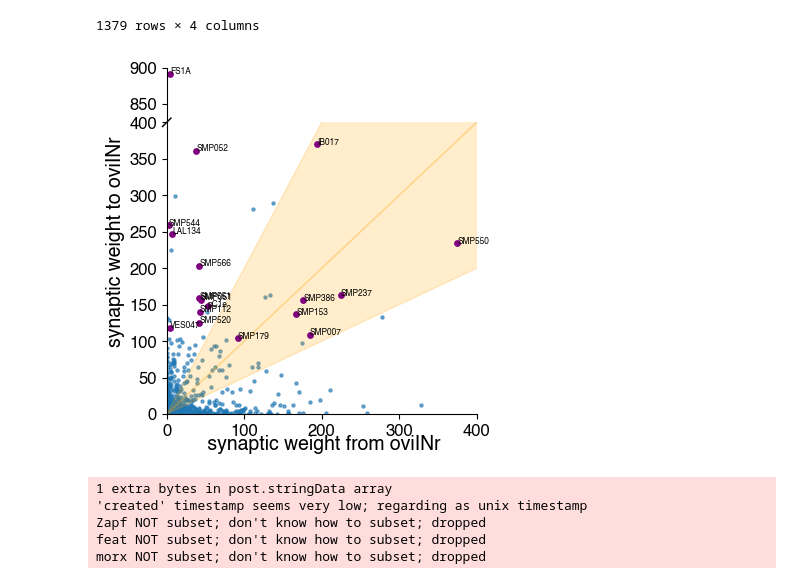
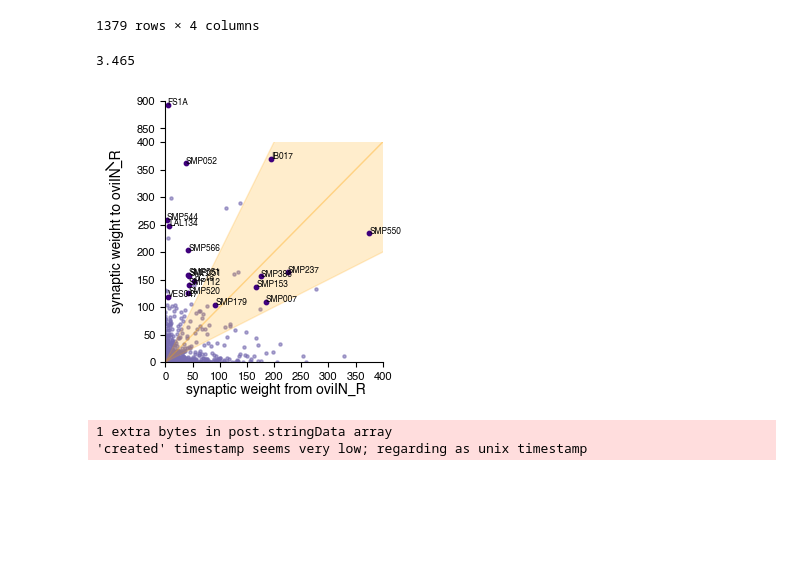
Before and after one commit to Gutierrez-lab/oviIN-inputs, a Jupyter notebook: hub_bespoke.ipynb, the cells around one changed output. Saved outputs shown, nothing was run; the diff lists cells and outputs as text; code cells hidden in the pictures; blank space fills up the shorter version.

```diff
--- a/hub_bespoke.ipynb
+++ b/hub_bespoke.ipynb
@@ -299,5 +224,0 @@ Name: count, dtype: int64
-# %%
-import matplotlib as mpl
-#from matplotlib.colors import LinearSegmentedColormap, ListedColormap
-cmap = mpl.colormaps['Purples'].resampled(7).reversed()
-cmap
@@ -527,23 +224,0 @@ The outer layer will have the weights split between known and unknown celltypes
-# %%
-# Outer layer only shows to groups for each super_roi, known and unknown celltypes
-# this means each celltypes that has a name will be grouped together and all the blank celltypes will be grouped together
-outer_layer = inputs_roi_grouped.copy()
-for i in range(len(outer_layer)):
-    if outer_layer['type'][i] == '':
-        outer_layer['type'][i] = 'Unknown'
-    else:
-        outer_layer['type'][i] = 'Known'
-
-# group by super_roi and celltype
-outer_layer = outer_layer.groupby(['super_roi', 'type'], as_index=False).sum()
-
-# Drop roi column
-outer_layer = outer_layer.drop(columns=['roi'])
-
-# map color to super_roi
-outer_layer['color'] = 'orangered'
-# change the color to "light"+ color for the unknown celltypes and 'dark'+ color for the known celltypes
-for i in range(len(outer_layer)):
-    if outer_layer['type'][i] == 'Unknown':
-        outer_layer['color'][i] = 'darkorange'
-outer_layer
@@ -724,53 +347,58 @@ in_out_weights_bytype
 | 1377 | 0 | 0.0 | aSP-f1B | 2.0 |
 | 1378 | 0 | 0.0 | oviDNb | 71.0 |
 1379 rows × 4 columns
+# %%
+1*6.93/2
+# %% [output]
+3.465
 # %%
 from brokenaxes import brokenaxes
+from matplotlib import pyplot as plt
 
 # make a plot of weights against weights
-fig = plt.figure(figsize=(4,4.5))
+fig = plt.figure(figsize=(3.465,3.5))
 
 ax = brokenaxes(ylims=((0, 400), (825, 900)), hspace=.0)
 
-ax.scatter(in_out_weights_bytype['weight_from_ovi'], in_out_weights_bytype['weight_to_ovi'],  s=5, alpha=0.6)
+ax.scatter(in_out_weights_bytype['weight_from_ovi'], in_out_weights_bytype['weight_to_ovi'],  s=5, alpha=0.6, color=cmap([1]))
 
-ax.set_xlabel(' synaptic weight from oviINr')
-ax.set_ylabel('synaptic weight to oviINr')
+ax.set_xlabel(' synaptic weight from oviIN_R')
+ax.set_ylabel('synaptic weight to oviIN_R')
 ax.set_xlim(0, 400)
 #ax.set_ylim(0, 900)
 
 # plot a diagonal line
 x = np.linspace(0, 900, 100)
 y = x
 #ax.plot(x, y, color='red')
 
 # recurrence zone
 y_hi = x*2
 y_lo = x*0.5
 
 y_hi1 = y_hi*2
 y_lo1 = y_lo*0.5
 
 #ax.fill_between(x, y, y_hi1, color='orange', alpha=0.2)
 #ax.fill_between(x, y_lo1, y, color='orange', alpha=0.2)
 
 ax.fill_between(x, y, y_hi, color='orange', alpha=0.2)
 ax.fill_between(x, y_lo, y, color='orange', alpha=0.2)
 
 # add the strong primaries to the mix
-ax.scatter(ratio_recurr['weight_from_oviINr'], ratio_recurr['weight_to_oviINr'], color='purple', s=15)
+ax.scatter(ratio_recurr['weight_from_oviINr'], ratio_recurr['weight_to_oviINr'], color=cmap([0]), s=10)
 
 # annotate the points with cell type names
 for i, txt in enumerate(ratio_recurr['type_pre']):
     ax.annotate(txt, (ratio_recurr['weight_from_oviINr'][i], ratio_recurr['weight_to_oviINr'][i]), fontsize=6)
+
+fig.tight_layout()
+plt.show()
 # %% [output]
-[figure, old version]
+[figure, new version]
 # %%
 # save as pdf
 fig.savefig('figures/weights_to_from_oviINr.pdf', bbox_inches='tight')
 # %% [output]
 1 extra bytes in post.stringData array
 'created' timestamp seems very low; regarding as unix timestamp
-Zapf NOT subset; don't know how to subset; dropped
-feat NOT subset; don't know how to subset; dropped
-morx NOT subset; don't know how to subset; dropped
```
Also changed, not shown: parts of 39 cells of this notebook, 3 other files.
